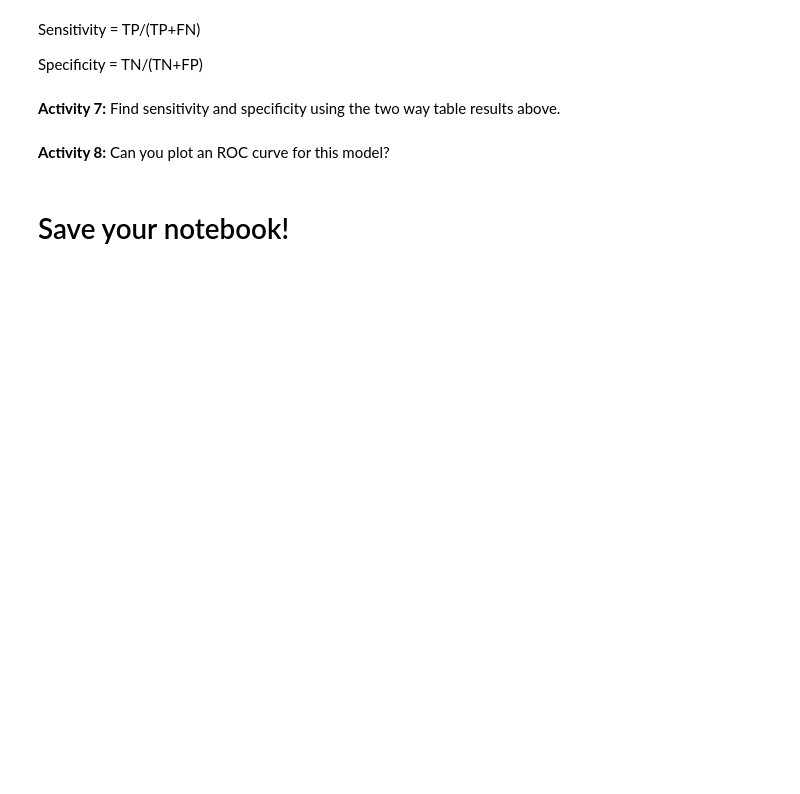
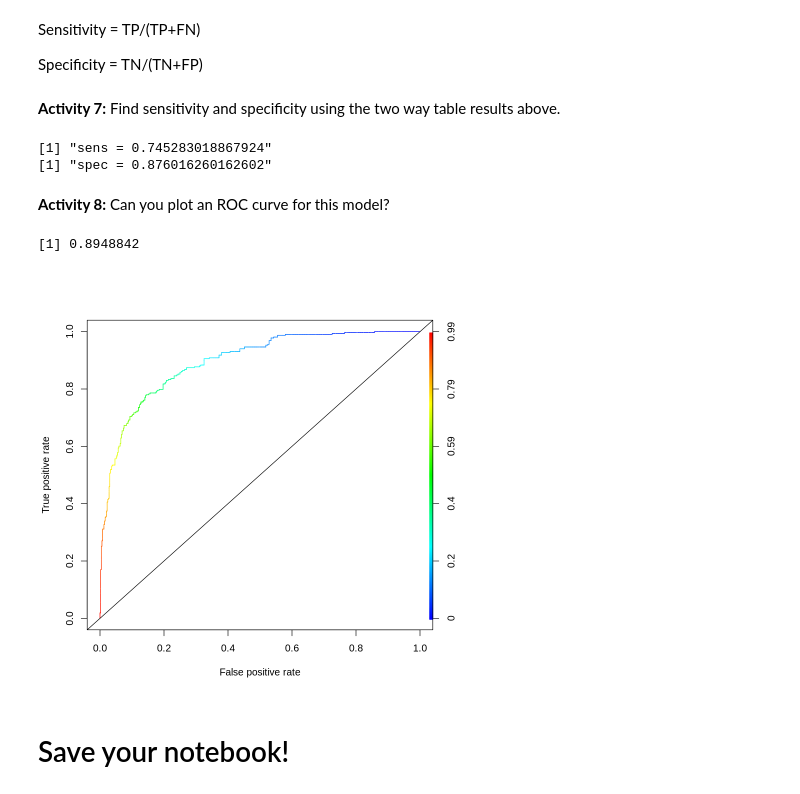
Before and after one commit to SteeltownRiot/DSA, a Jupyter notebook: DSA-7020 Stats for Data Analysis/Module 5 - Regression/Practices/Logistic_Regression.ipynb, the cells around one changed output. Drawn from its saved outputs; the diff is of its cells as text; code cells hidden in the pictures; blank space fills up the shorter version.

```diff
--- a/DSA-7020 Stats for Data Analysis/Module 5 - Regression/Practices/Logistic_Regression.ipynb
+++ b/DSA-7020 Stats for Data Analysis/Module 5 - Regression/Practices/Logistic_Regression.ipynb
@@ -24,13 +63,13 @@ As we can see, the value 6 for quality dominates the distribution; let's remove
 # %%
 # Complete the partially complete code and execute it..
 
-wine_quality_subset_data <- subset(wine_quality_data, <what goes in here>)
+wine_quality_subset_data <- subset(wine_quality_data, quality!=6)
 
 # Now create a new column named 'good' with initially all zeros.
 wine_quality_subset_data$good <- 0
 
 # assign 1 to good if quality is larger than 6
-wine_quality_subset_data$good[<what goes in here>] <- 1
+wine_quality_subset_data$good[wine_quality_subset_data$quality>6] <- 1
 
 # Now remove the 'quality' column; we don't want that in the model any more.
 wine_quality_subset_data$quality <- NULL
@@ -72,25 +139,25 @@ Most of the variables are useful to predict the quality of the wine except sulfu
 library(caTools)
 set.seed(1000)
 
-split = sample.split(<what goes in here>, <what goes in here>)
+split = sample.split(wine_quality_subset_data$good, SplitRatio=0.7)
 
-wine_quality_train_data = subset(wine_quality_subset_data, <what goes in here>)
+wine_quality_train_data = subset(wine_quality_subset_data, split==TRUE)
 
-wine_quality_test_data  = subset(wine_quality_subset_data, <what goes in here>)
+wine_quality_test_data  = subset(wine_quality_subset_data, split==FALSE)
 # %% [markdown]
 **Activity 6:** Fit a logistic regression model to predict the variable 'good' in wine_quality_subset_data. Find the accuracy of the model in predicting the good variable.
 # %%
 # Complete the partially complete code and execute it..
 
 # Now fit a model on the training data
-wine_quality_train_log =  glm(good ~ ., data=<what goes in here>, family=binomial)
+wine_quality_train_log =  glm(good ~ ., data = wine_quality_train_data, family=binomial)
 
 # now predict on the test data
-probs1 = predict(wine_quality_train_log, type = <what goes in here>, newdata=<what goes in here>)
+probs1 = predict(wine_quality_train_log, type = "response", newdata = wine_quality_test_data)
 
 # Now let's use a threshold of 0.5 to turn probablities into actual predictions
 preds1 <- ifelse(probs1 > 0.5,1,0)
 
 #Now, compare this to the correct values for 'good' and compute the accuracy.
-misClassificError1 <- mean (preds1 != <what goes in here>)
+misClassificError1 <- mean (preds1 != wine_quality_test_data$good)
 print(paste('Accuracy',1-misClassificError1))
@@ -107,7 +180,10 @@ Specificity = TN/(TN+FP)
 # %%
 # Your answer for activity 6 goes here..
 
-print(paste('sens =', <what goes in here>))
-print(paste('spec =', <what goes in here>))
+print(paste('sens =', 237/(237+81)))
+print(paste('spec =', 431/(431+61)))
+# %% [output]
+[1] "sens = 0.745283018867924"
+[1] "spec = 0.876016260162602"
 # %% [markdown]
 **Activity 8:** Can you plot an ROC curve for this model?
@@ -116,2 +190,16 @@ print(paste('spec =', <what goes in here>))
+# %%
+# code for activity 8
+library(ROCR)
+
+ROCR_predictions = prediction(probs1, wine_quality_test_data$good)
+
+perf <- performance(ROCR_predictions,"tpr","fpr")
+
+plot(perf,colorize=TRUE)
+abline(0,1)
+as.numeric(performance(ROCR_predictions,"auc")@y.values)
+# %% [output]
+[1] 0.8948842
+[figure, added]
 # %% [markdown]
 # Save your notebook!
```
Also changed, not shown: parts of 11 cells of this notebook, 2 other files.
